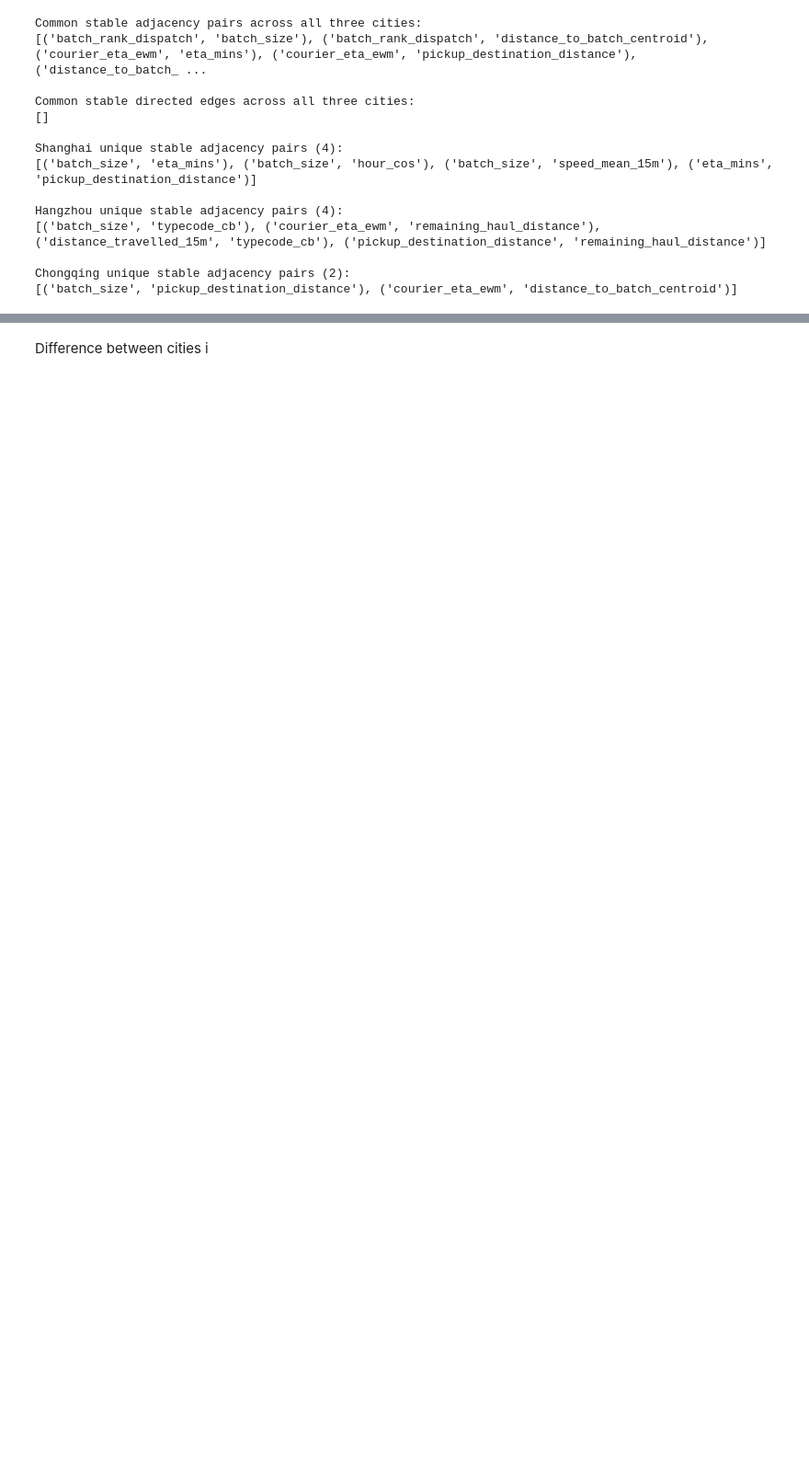
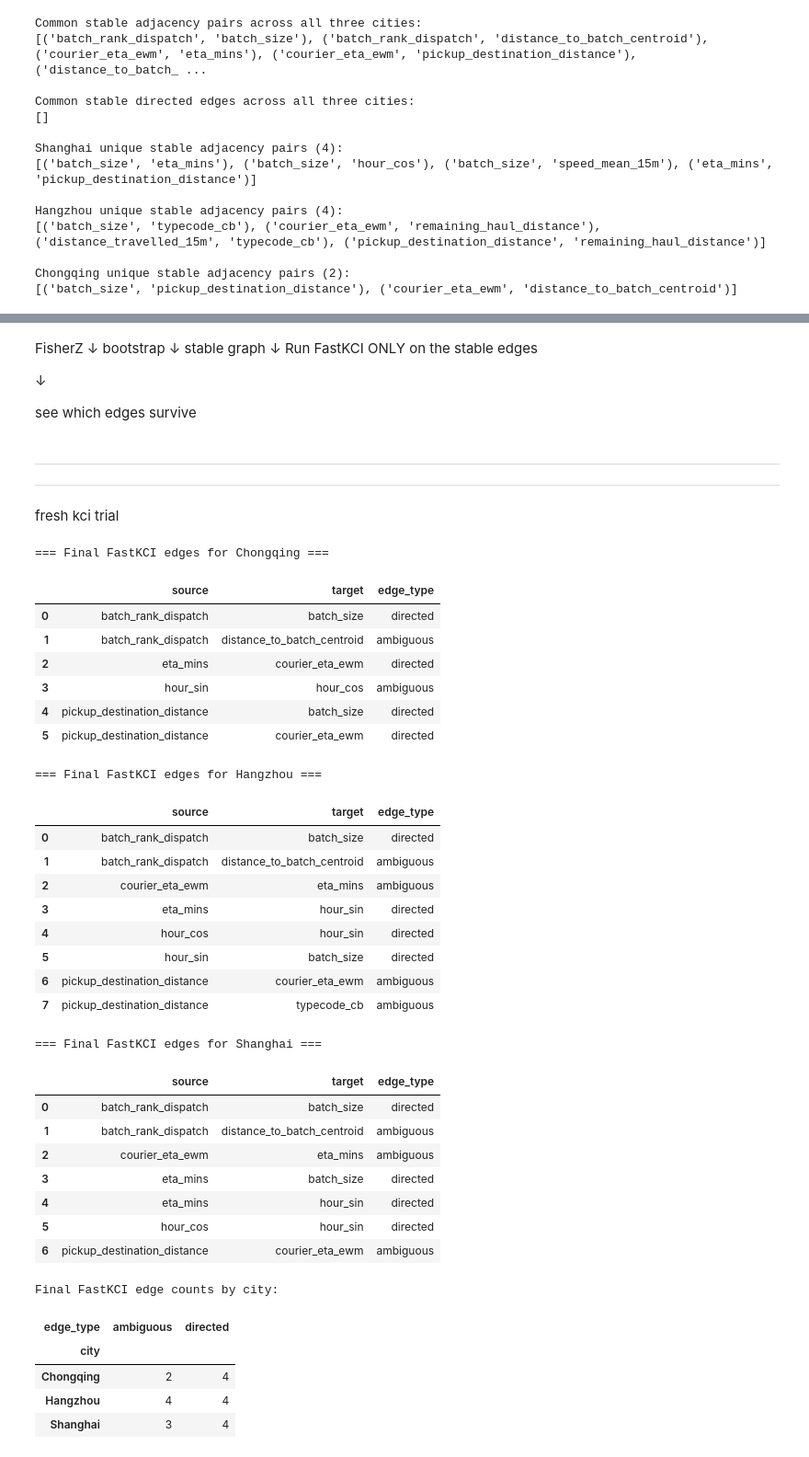
Before and after one commit to aymuos/endgame, a Jupyter notebook: 02_PC_delivery_level.ipynb, the cells around one changed output, grey strips where cells are left out. Shown at 92% size. Drawn from its saved outputs; the diff is of its cells as text; code cells hidden in the pictures; blank space fills up the shorter version.

```diff
--- a/02_PC_delivery_level.ipynb
+++ b/02_PC_delivery_level.ipynb
@@ -652,2 +1002,68 @@ Chongqing unique stable adjacency pairs (2):
 # %% [markdown]
-Difference between cities i
+FisherZ ↓
+bootstrap
+↓
+stable graph
+↓
+Run FastKCI ONLY on the stable edges
+
+↓
+
+see which edges survive
+# %% [markdown]
+---
+---
+
+fresh kci trial
+# %%
+final_edges = []
+for city, result in city_results.items():
+    df = result['fastkci_edges'].copy()
+    df['city'] = city
+    final_edges.append(df)
+
+if final_edges:
+    final_edges_df = pd.concat(final_edges, ignore_index=True)
+else:
+    final_edges_df = pd.DataFrame(columns=['city', 'source', 'target', 'edge_type'])
+
+for city, group in final_edges_df.groupby('city'):
+    print(f"\n=== Final FastKCI edges for {city} ===")
+    display(group[['source', 'target', 'edge_type']].sort_values(['source', 'target']).reset_index(drop=True))
+
+print('\nFinal FastKCI edge counts by city:')
+display(final_edges_df.groupby(['city', 'edge_type']).size().unstack(fill_value=0))
+# %% [output]
+=== Final FastKCI edges for Chongqing ===
+|  | source | target | edge_type |
+| 0 | batch_rank_dispatch | batch_size | directed |
+| 1 | batch_rank_dispatch | distance_to_batch_centroid | ambiguous |
+| 2 | eta_mins | courier_eta_ewm | directed |
+| 3 | hour_sin | hour_cos | ambiguous |
+| 4 | pickup_destination_distance | batch_size | directed |
+| 5 | pickup_destination_distance | courier_eta_ewm | directed |
+=== Final FastKCI edges for Hangzhou ===
+|  | source | target | edge_type |
+| 0 | batch_rank_dispatch | batch_size | directed |
+| 1 | batch_rank_dispatch | distance_to_batch_centroid | ambiguous |
+| 2 | courier_eta_ewm | eta_mins | ambiguous |
+| 3 | eta_mins | hour_sin | directed |
+| 4 | hour_cos | hour_sin | directed |
+| 5 | hour_sin | batch_size | directed |
+| 6 | pickup_destination_distance | courier_eta_ewm | ambiguous |
+| 7 | pickup_destination_distance | typecode_cb | ambiguous |
+=== Final FastKCI edges for Shanghai ===
+|  | source | target | edge_type |
+| 0 | batch_rank_dispatch | batch_size | directed |
+| 1 | batch_rank_dispatch | distance_to_batch_centroid | ambiguous |
+| 2 | courier_eta_ewm | eta_mins | ambiguous |
+| 3 | eta_mins | batch_size | directed |
+| 4 | eta_mins | hour_sin | directed |
+| 5 | hour_cos | hour_sin | directed |
+| 6 | pickup_destination_distance | courier_eta_ewm | ambiguous |
+Final FastKCI edge counts by city:
+| edge_type | ambiguous | directed |
+| city |  |  |
+| Chongqing | 2 | 4 |
+| Hangzhou | 4 | 4 |
+| Shanghai | 3 | 4 |
```
Also changed, not shown: parts of 5 cells of this notebook, 1 other file.
